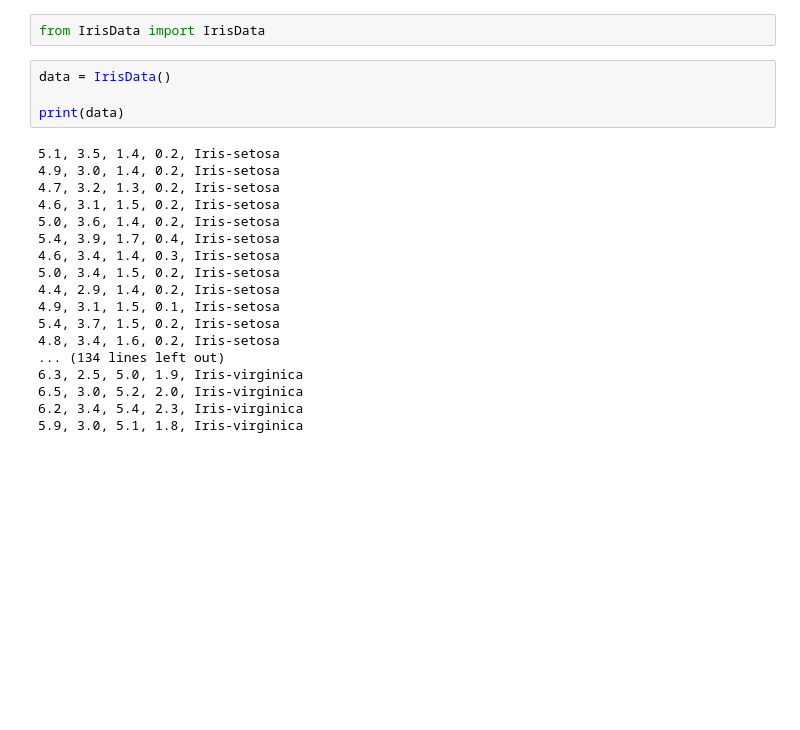
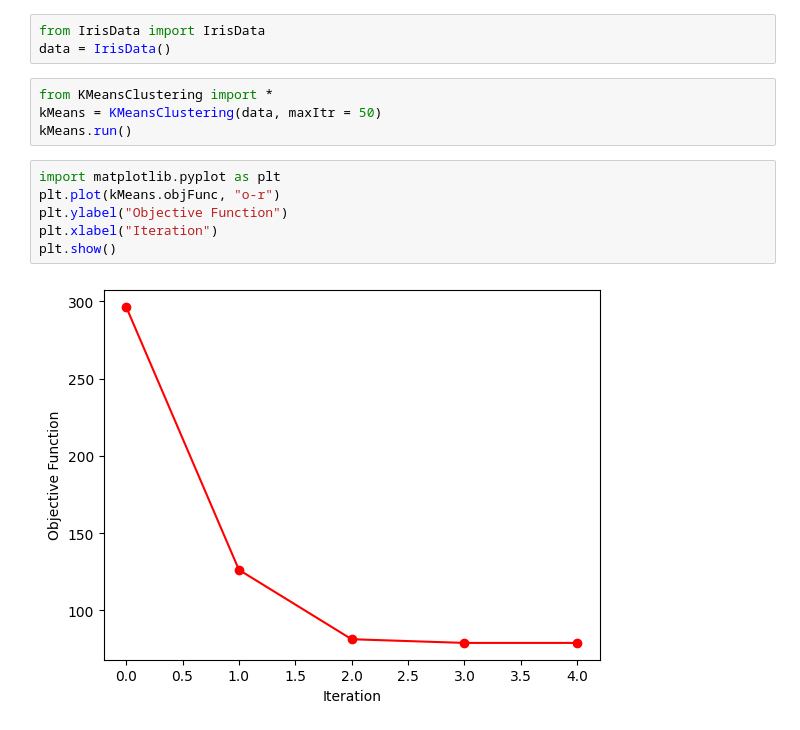
Before and after one commit to Jython1415/csds391-pa2, a Jupyter notebook: main.ipynb, the cells around one changed output. Drawn from its saved outputs; the diff is of its cells as text; blank space fills up the shorter version.

Commit message:
added plotting and fixed updating

```diff
--- a/main.ipynb
+++ b/main.ipynb
@@ -1,24 +1,15 @@
 # %%
 from IrisData import IrisData
+data = IrisData()
-# %%
-data = IrisData()
-
-print(data)
-# %% [output]
-5.1, 3.5, 1.4, 0.2, Iris-setosa
-4.9, 3.0, 1.4, 0.2, Iris-setosa
-4.7, 3.2, 1.3, 0.2, Iris-setosa
-4.6, 3.1, 1.5, 0.2, Iris-setosa
-5.0, 3.6, 1.4, 0.2, Iris-setosa
-5.4, 3.9, 1.7, 0.4, Iris-setosa
-4.6, 3.4, 1.4, 0.3, Iris-setosa
-5.0, 3.4, 1.5, 0.2, Iris-setosa
-4.4, 2.9, 1.4, 0.2, Iris-setosa
-4.9, 3.1, 1.5, 0.1, Iris-setosa
-5.4, 3.7, 1.5, 0.2, Iris-setosa
-4.8, 3.4, 1.6, 0.2, Iris-setosa
-... (134 lines left out)
-6.3, 2.5, 5.0, 1.9, Iris-virginica
-6.5, 3.0, 5.2, 2.0, Iris-virginica
-6.2, 3.4, 5.4, 2.3, Iris-virginica
-5.9, 3.0, 5.1, 1.8, Iris-virginica
+# %%
+from KMeansClustering import *
+kMeans = KMeansClustering(data, maxItr = 50)
+kMeans.run()
+# %%
+import matplotlib.pyplot as plt
+plt.plot(kMeans.objFunc, "o-r")
+plt.ylabel("Objective Function")
+plt.xlabel("Iteration")
+plt.show()
+# %% [output]
+[figure, added]
```
Also changed, not shown: parts of 1 cell of this notebook, 1 other file.
